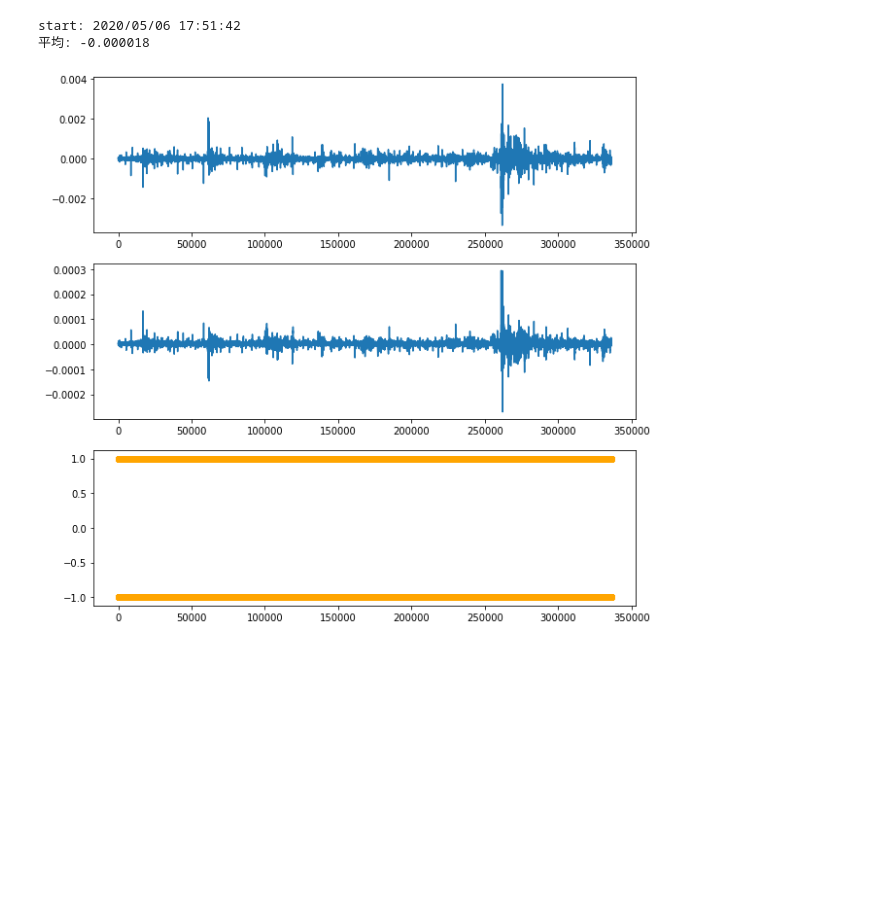
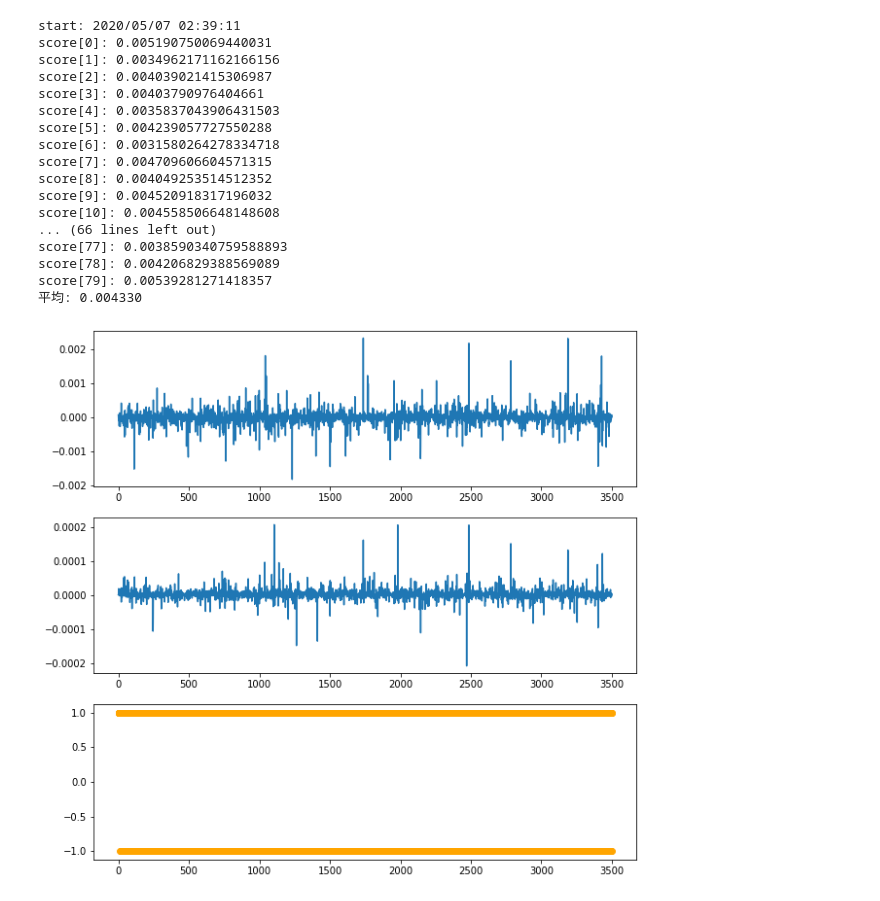
Before and after one commit to awesomest/mytrader, a Jupyter notebook: create_model.ipynb, the cells around one changed output. Saved outputs shown, nothing was run; the diff lists cells and outputs as text; code cells hidden in the pictures; blank space fills up the shorter version.

Commit message:
Use train_test_split()

```diff
--- a/create_model.ipynb
+++ b/create_model.ipynb
@@ -8,38 +8,53 @@ from mylib import bitcoin
 
 def plot(b):
     x = b.data_test[-3500:]
-    y_result = list(b.label_test)[-3500:])
+    y_result = list(b.label_test)[-3500:]
     y_predict = list(b.model.predict(x))
     y_predict_action = [1 if i > 0 else -1 for i in y_predict]
 
     _, (ax1, ax2, ax3) = plt.subplots(3, 1, figsize=(10, 10))
     ax1.plot(list(range(len(x))), y_result)
     ax2.plot(list(range(len(x))), y_predict)
     ax3.scatter(list(range(len(x))), y_predict_action, color="orange")
     plt.show()
 
 def main():
     print("start: " + str(dt.now().strftime("%Y/%m/%d %H:%M:%S")))
 
 
     file_name = "train_v6"
     csv = pd.read_csv("datasets/" + file_name + ".csv")
     b = bitcoin.BitcoinRegression()
     b.set_dataset(csv)
     print("平均: %f" % (b.calc_avg_pred()))
-    b.set_train_test_dataset(0.8, 0.2)
+    b.set_train_test_dataset(0.2)
     b.train()
     plot(b)
 
     with open("models/" + file_name + ".pickle", mode="wb") as file:
         pickle.dump(b.model, file)
 
 
     print("end: " + str(dt.now().strftime("%Y/%m/%d %H:%M:%S")))
 
 if __name__ == "__main__":
     main()
 # %% [output]
-start: 2020/05/06 17:51:42
-平均: -0.000018
+start: 2020/05/07 02:39:11
+score[0]: 0.005190750069440031
+score[1]: 0.0034962171162166156
+score[2]: 0.004039021415306987
+score[3]: 0.00403790976404661
+score[4]: 0.0035837043906431503
+score[5]: 0.004239057727550288
+score[6]: 0.0031580264278334718
+score[7]: 0.004709606604571315
+score[8]: 0.004049253514512352
+score[9]: 0.004520918317196032
+score[10]: 0.004558506648148608
+... (66 lines left out)
+score[77]: 0.0038590340759588893
+score[78]: 0.004206829388569089
+score[79]: 0.00539281271418357
+平均: 0.004330
-[figure, old version]
+[figure, new version]
```
Also changed, not shown: parts of 1 cell of this notebook, 2 other files.
